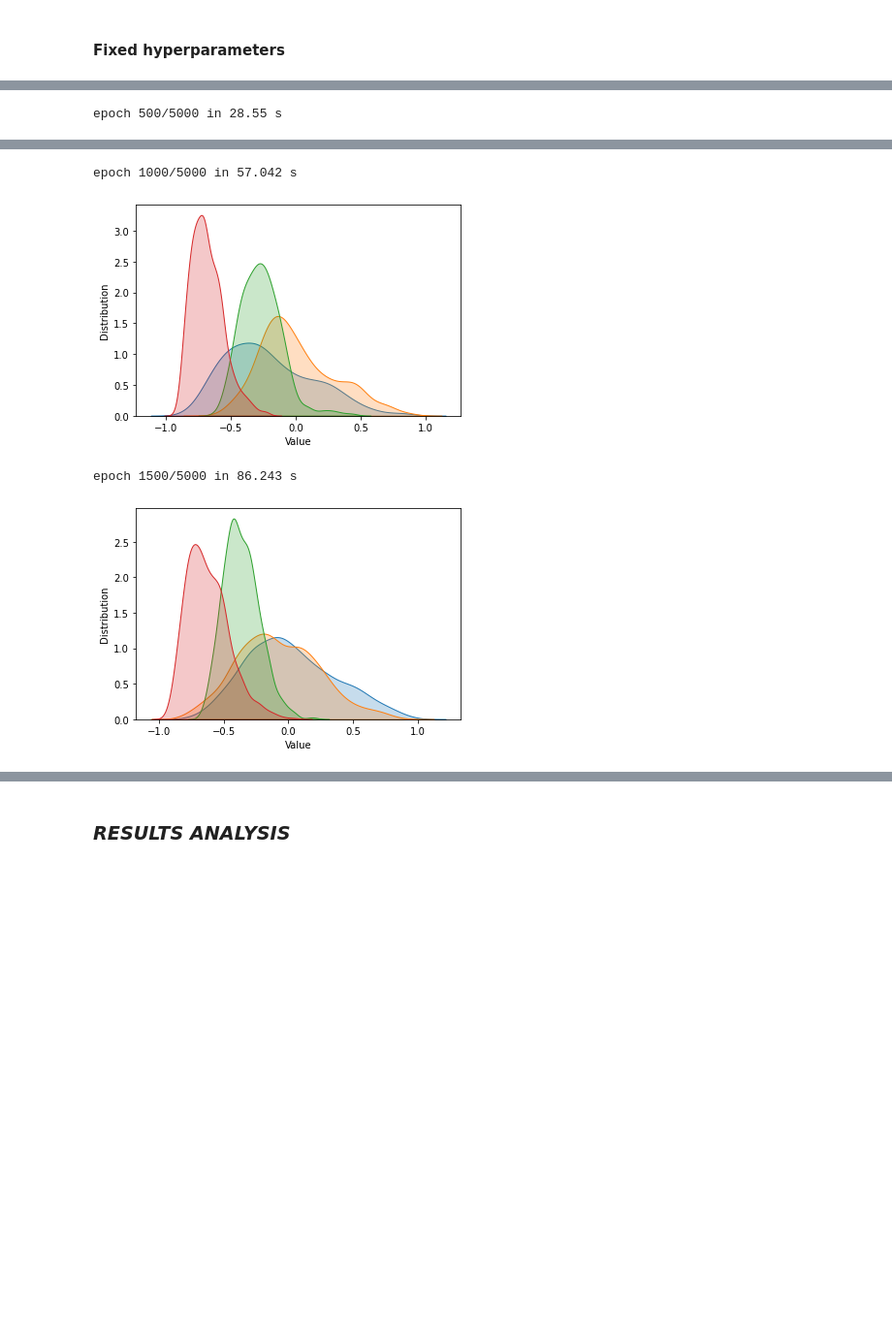
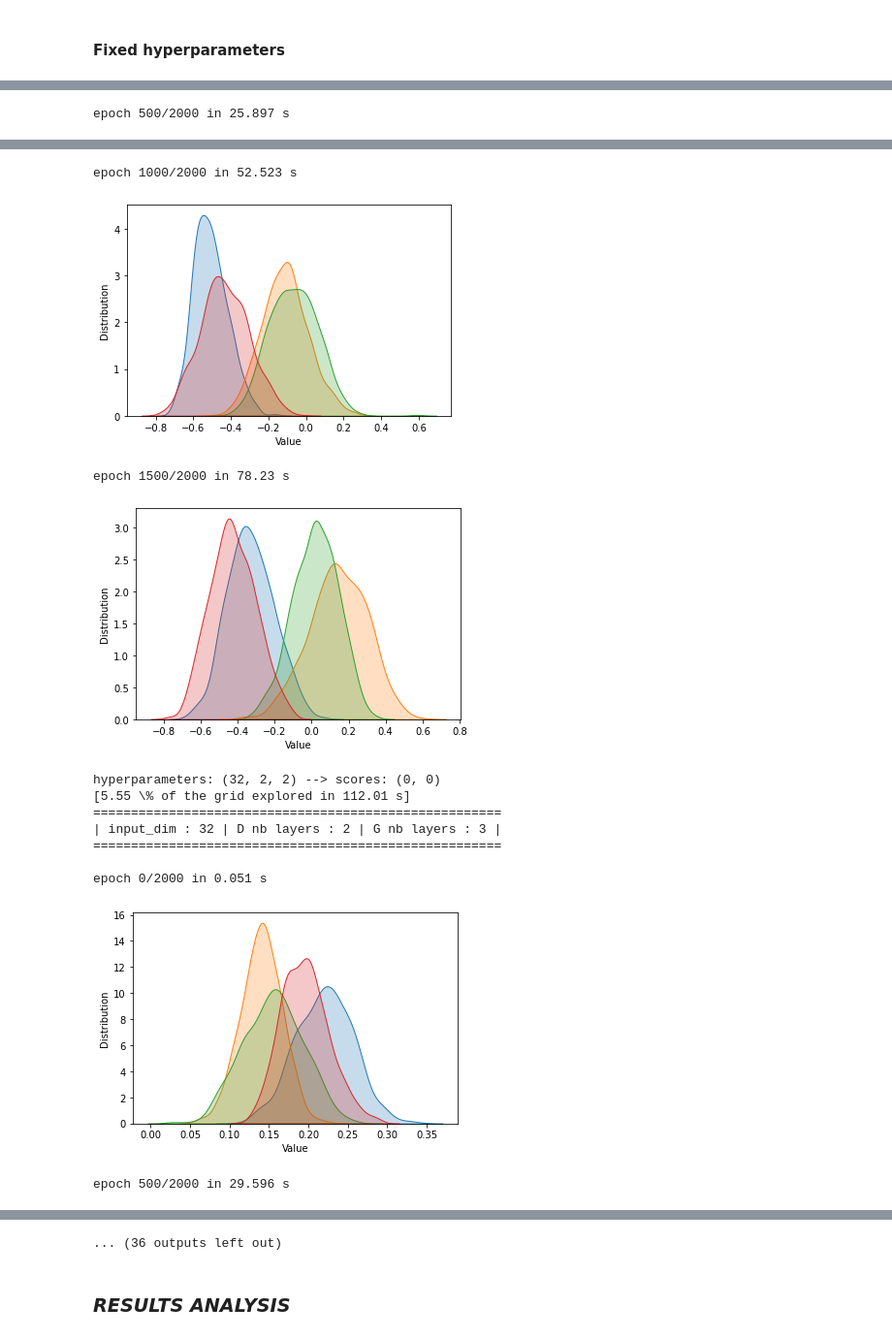
Before and after one commit to celine98/genhack, a Jupyter notebook: inferences.ipynb, the cells around one changed output, grey strips where cells are left out. Shown: that part at 97% size. Drawn from its saved outputs; the diff is of its cells as text; code cells hidden in the pictures; blank space fills up the shorter version.

```diff
--- a/inferences.ipynb
+++ b/inferences.ipynb
@@ -385,7 +385,7 @@ for i in [32,64]:
 hyp_df = pd.DataFrame(data=data, columns=["input_dim", "nb_layer_d", "nb_layer_g", "ad_score", "ake_score"])
 # %%
 criterion = nn.BCELoss()
-nb_epochs = 10000
+nb_epochs = 2000
 # %%
 start = time.time()
 
@@ -459,7 +459,7 @@ for ih,h in enumerate(H):
 
         x_gen = G(valid)
 
-    X1 = train.numpy()
+    X1 = train.cpu().numpy()
     X2 = G(valid).cpu().detach().numpy()
     ad = AD(X1,X2)
     ake = AKE(X1,X2)
@@ -481 +481 @@ epoch 0/5000 in 0.079 s
-epoch 500/5000 in 28.55 s
+epoch 500/2000 in 25.897 s
@@ -483,4 +483,13 @@ epoch 500/5000 in 28.55 s
-epoch 1000/5000 in 57.042 s
+epoch 1000/2000 in 52.523 s
-[figure, old version]
+[figure, new version]
-epoch 1500/5000 in 86.243 s
+epoch 1500/2000 in 78.23 s
-[figure, old version]
+[figure, new version]
+hyperparameters: (32, 2, 2) --> scores: (0, 0)
+[5.55 \% of the grid explored in 112.01 s]
+======================================================
+| input_dim : 32 | D nb layers : 2 | G nb layers : 3 |
+======================================================
+
+epoch 0/2000 in 0.051 s
+[figure, added]
+epoch 500/2000 in 29.596 s
@@ -487,3 +497,4 @@ epoch 1500/5000 in 86.243 s
+... (36 outputs left out)
 # %% [markdown]
 ### *RESULTS ANALYSIS*
 # %%
```
Also changed, not shown: parts of 5 cells of this notebook, 1 other file.
